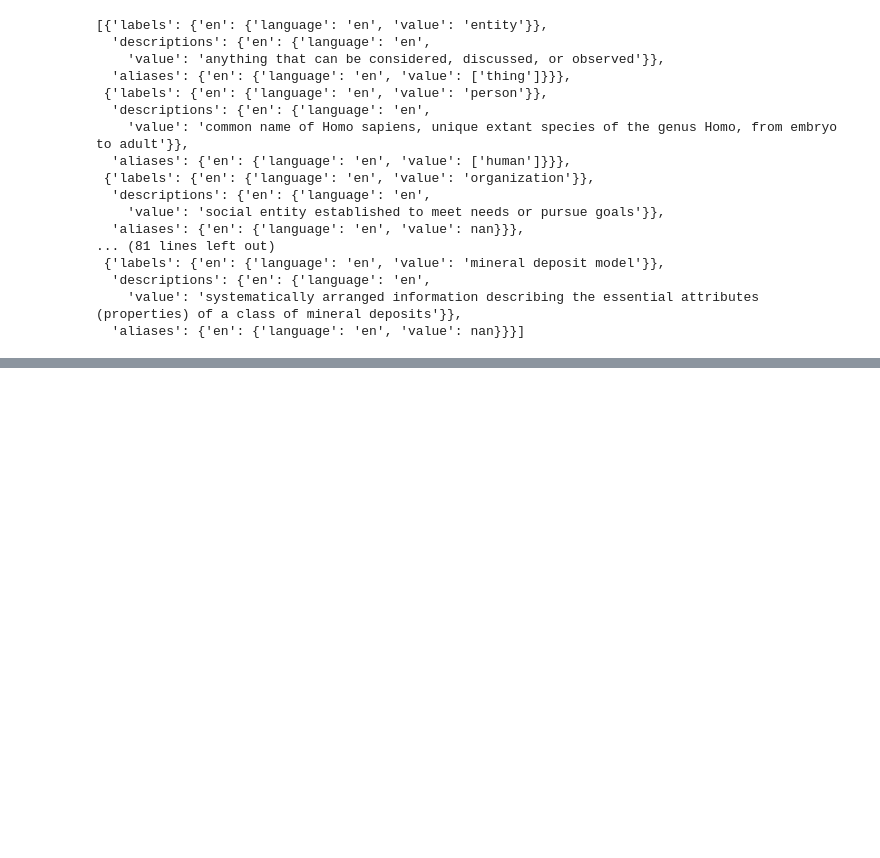
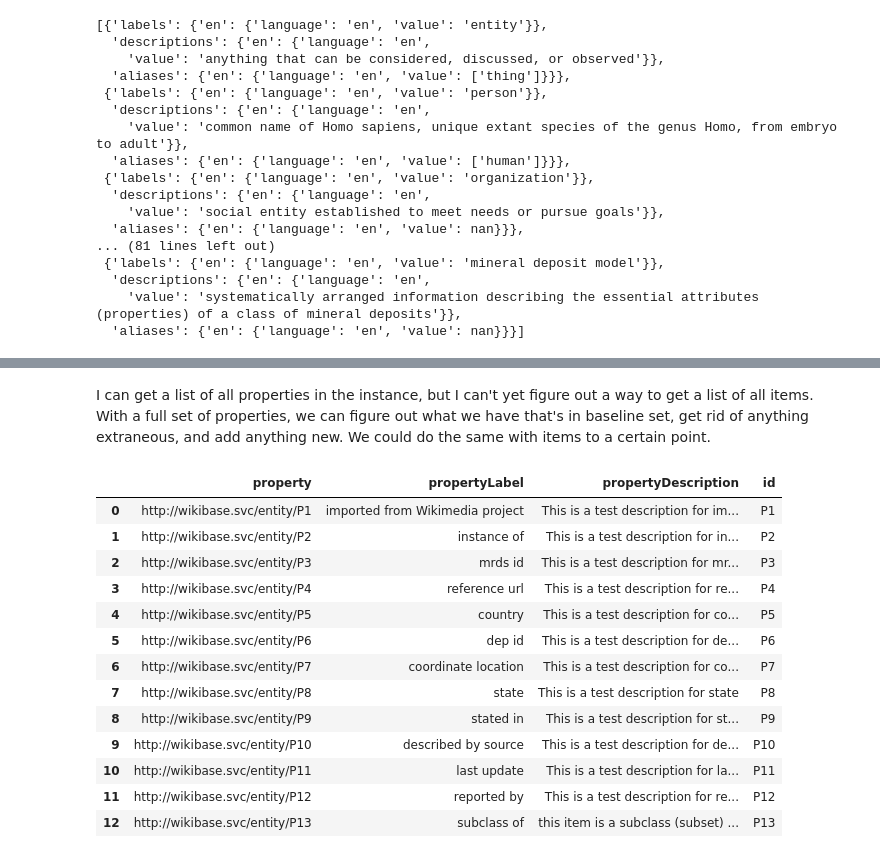
Before and after one commit to skybristol/geokb, a Jupyter notebook: Initialize GeoKB.ipynb, the cells around one changed output, grey strips where cells are left out. Saved outputs shown, nothing was run; the diff lists cells and outputs as text; code cells hidden in the pictures; blank space fills up the shorter version.

```diff
--- a/Initialize GeoKB.ipynb
+++ b/Initialize GeoKB.ipynb
@@ -14,9 +29,7 @@ All or most of these functions should be movable to the abstract Wikibase manage
 def get_wb(site_name: str, language='en'):
     site = pwb.Site(language, site_name)
     site.login()
-    repo = site.data_repository()
-
-    return site, repo
+    return site
 
 def build_item(label: str, description: str, aliases=[], language: str = 'en') -> dict:
     if isinstance(aliases, str):
@@ -60,6 +73,21 @@ def add_item(site: pwb.APISite, item: dict) -> dict:
         item["error"] = e
         return e
 
-# Next steps here are to work in the build_item idea and revisit the upsert methods
-# to deal with cases where items already exist
+def sparql_query(endpoint: str, output: str, query: str):
+    sparql = SPARQLWrapper(endpoint)
+    sparql.setReturnFormat(JSON)
+
+    sparql.setQuery(query)
+    results = sparql.queryAndConvert()
+
+    if output == 'raw':
+        return results
+    elif output == 'dataframe':
+        names = results["head"]["vars"]
+        data = []
+        for name in names:
+            data.append(
+                nested_lookup('value', nested_lookup(name, results['results']['bindings']))
+            )
+        return pd.DataFrame.from_dict(dict(zip(names, data)))
 # %% [markdown]
@@ -132,0 +180,38 @@ print(type(geokb_site), type(geokb_repo))
+# %%
+def query_by_item_label(label: str) -> str:
+    query_string = """
+        SELECT ?item ?itemLabel ?itemDescription WHERE{
+        ?item ?label "%s"@en.
+        SERVICE wikibase:label { bd:serviceParam wikibase:language "en". }
+        }
+    """ % (label)
+
+    return query_string
+
+property_query = """
+SELECT ?property ?propertyLabel ?propertyDescription WHERE {
+    ?property a wikibase:Property .
+    SERVICE wikibase:label { bd:serviceParam wikibase:language "en" .}
+ }
+ """
+# %% [markdown]
+I can get a list of all properties in the instance, but I can't yet figure out a way to get a list of all items. With a full set of properties, we can figure out what we have that's in baseline set, get rid of anything extraneous, and add anything new. We could do the same with items to a certain point.
+# %%
+df_properties = sparql_query(sparql_endpoint, 'dataframe', property_query)
+df_properties['id'] = df_properties.property.apply(lambda x: x.split('/')[-1])
+df_properties
+# %% [output]
+|  | property | propertyLabel | propertyDescription | id |
+| 0 | http://wikibase.svc/entity/P1 | imported from Wikimedia project | This is a test description for im... | P1 |
+| 1 | http://wikibase.svc/entity/P2 | instance of | This is a test description for in... | P2 |
+| 2 | http://wikibase.svc/entity/P3 | mrds id | This is a test description for mr... | P3 |
+| 3 | http://wikibase.svc/entity/P4 | reference url | This is a test description for re... | P4 |
+| 4 | http://wikibase.svc/entity/P5 | country | This is a test description for co... | P5 |
+| 5 | http://wikibase.svc/entity/P6 | dep id | This is a test description for de... | P6 |
+| 6 | http://wikibase.svc/entity/P7 | coordinate location | This is a test description for co... | P7 |
+| 7 | http://wikibase.svc/entity/P8 | state | This is a test description for state | P8 |
+| 8 | http://wikibase.svc/entity/P9 | stated in | This is a test description for st... | P9 |
+| 9 | http://wikibase.svc/entity/P10 | described by source | This is a test description for de... | P10 |
+| 10 | http://wikibase.svc/entity/P11 | last update | This is a test description for la... | P11 |
+| 11 | http://wikibase.svc/entity/P12 | reported by | This is a test description for re... | P12 |
+| 12 | http://wikibase.svc/entity/P13 | subclass of | this item is a subclass (subset) ... | P13 |
```
Also changed, not shown: parts of 20 cells of this notebook.
